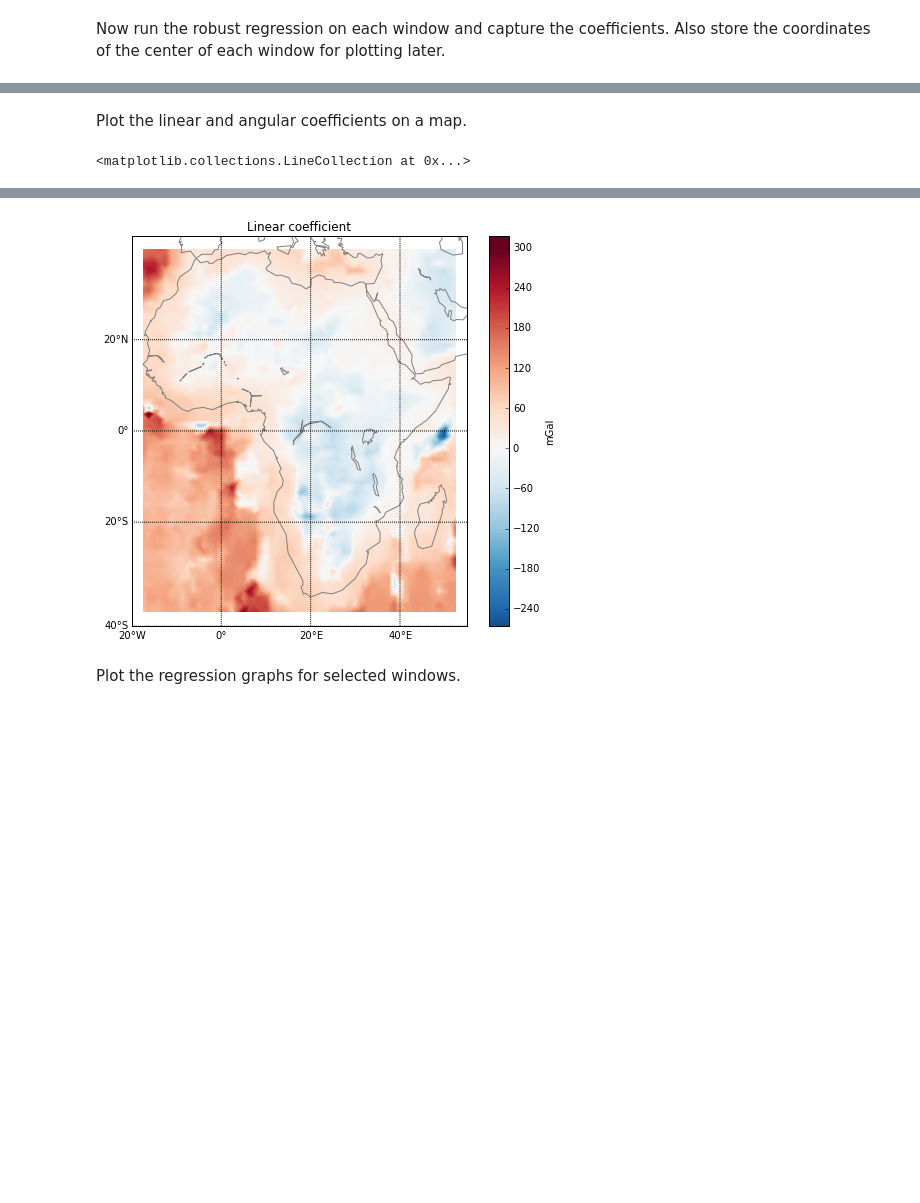
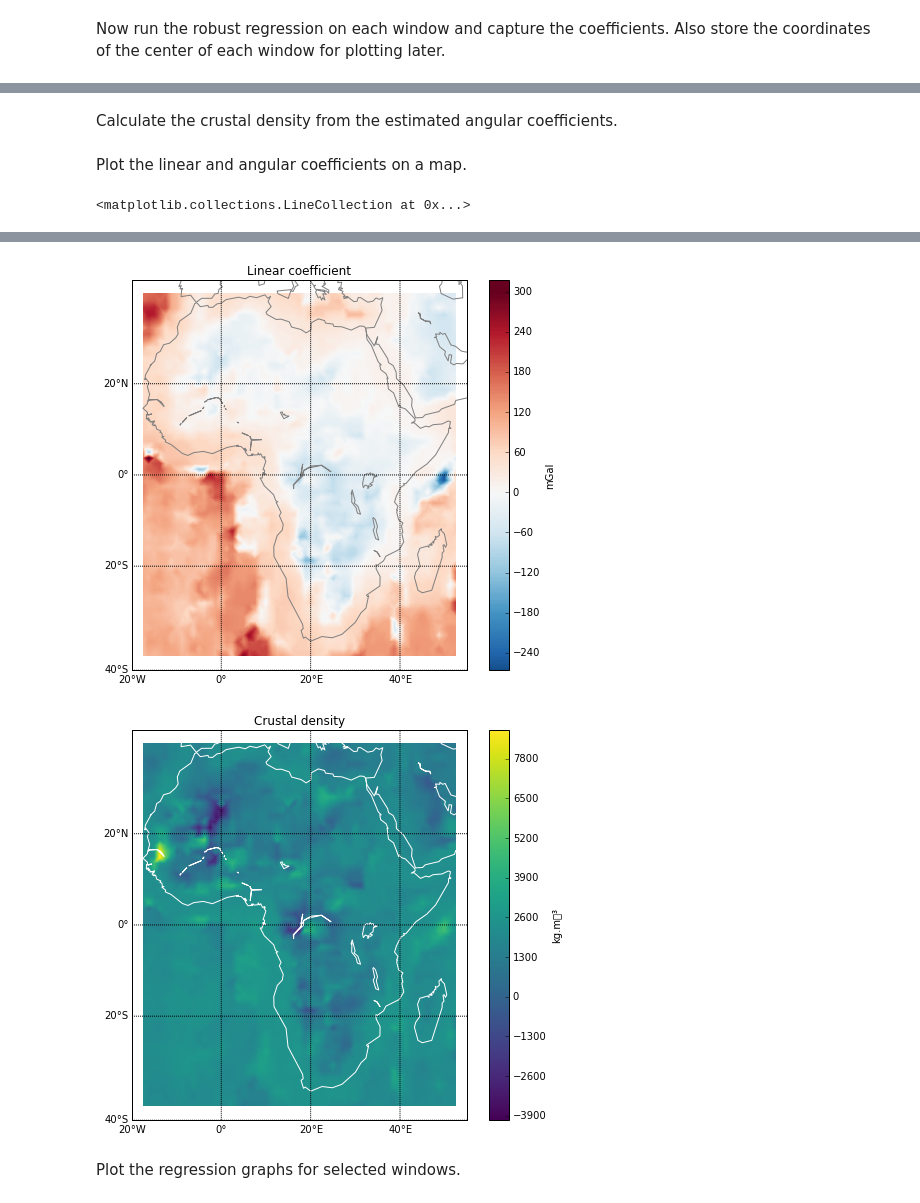
Before and after one commit to leouieda/africa-gravity, a Jupyter notebook: isostatic_analysis.ipynb, the cells around one changed output, grey strips where cells are left out. Cells and saved outputs as stored; diff of their text form; code cells hidden in the pictures; blank space fills up the shorter version.

```diff
--- a/isostatic_analysis.ipynb
+++ b/isostatic_analysis.ipynb
@@ -163,29 +169,43 @@ Wall time: 3.47 s
+# %% [markdown]
+Calculate the crustal density from the estimated angular coefficients.
+# %%
+rhoc = -utils.mgal2si(angular_coefs)/(2*np.pi*constants.G)
 # %% [markdown]
 Plot the linear and angular coefficients on a map.
 # %%
 yc, xc = bm(lon_coefs, lat_coefs)
 
 plt.figure(figsize=(8, 7))
 plt.title('Angular coefficient')
 bm.contourf(yc, xc, angular_coefs, 300, tri=True, cmap='RdBu_r', vmin=-0.2, vmax=0.2)
 cb = plt.colorbar()
 cb.set_label('mGal/m')
 bm.drawmeridians(np.arange(w, e, 20), labels=[0, 0, 0, 1])
 bm.drawparallels(np.arange(s, n, 20), labels=[1, 0, 0, 0])
 bm.drawcoastlines(color='grey')
 
 plt.figure(figsize=(8, 7))
 plt.title('Linear coefficient')
 bm.contourf(yc, xc, linear_coefs, 300, tri=True, cmap='RdBu_r', vmin=-300, vmax=300)
 cb = plt.colorbar()
 cb.set_label('mGal')
 bm.drawmeridians(np.arange(w, e, 20), labels=[0, 0, 0, 1])
 bm.drawparallels(np.arange(s, n, 20), labels=[1, 0, 0, 0])
 bm.drawcoastlines(color='grey')
+
+plt.figure(figsize=(8, 7))
+plt.title('Crustal density')
+bm.contourf(yc, xc, rhoc, 300, tri=True, cmap='viridis')
+cb = plt.colorbar()
+cb.set_label(u'kg.m⁻³')
+bm.drawmeridians(np.arange(w, e, 20), labels=[0, 0, 0, 1])
+bm.drawparallels(np.arange(s, n, 20), labels=[1, 0, 0, 0])
+bm.drawcoastlines(color='white')
 # %% [output]
 <matplotlib.collections.LineCollection at 0x...>
 [figure]
 [figure]
+[figure, added]
 # %% [markdown]
 Plot the regression graphs for selected windows.
 # %%
```
Also changed, not shown: parts of 4 cells of this notebook, 1 other file.
